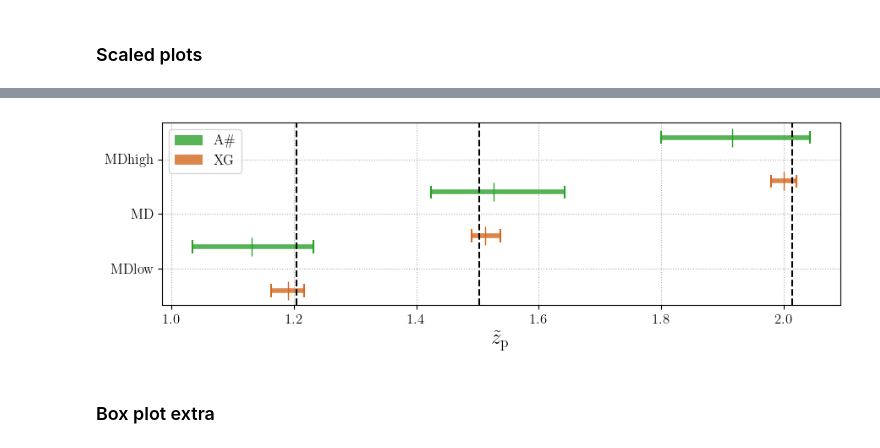
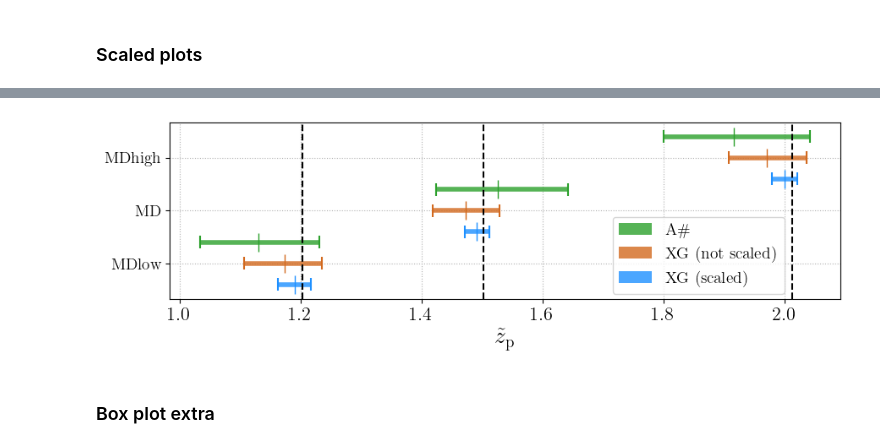
Before and after one commit to divyajyoti09/next_gen_detect, a Jupyter notebook: A-sharp_z_peak_mapping/Paper1_plots_extra.ipynb, the cells around one changed output, grey strips where cells are left out. Saved outputs shown, nothing was run; the diff lists cells and outputs as text; code cells hidden in the pictures.

```diff
--- a/A-sharp_z_peak_mapping/Paper1_plots_extra.ipynb
+++ b/A-sharp_z_peak_mapping/Paper1_plots_extra.ipynb
@@ -918,7 +955,7 @@ warnings.simplefilter(action='ignore', category=FutureWarning)
 
 colors = ['chocolate', 'tab:green']
 #bins = np.linspace(0.75, 2.6, 100)
-bins = 'auto'
+bins = 30
 for MDmodel, loc1, loc2 in zip(pop_results.keys(), [1, 3, 1], [2, 2, 4]):
     leg_text = []
     plt.figure()
@@ -953,5 +990,5 @@ for MDmodel, loc1, loc2 in zip(pop_results.keys(), [1, 3, 1], [2, 2, 4]):
     plt.tick_params(labelsize=14)
     plt.title(plot_labels[MDmodel], fontsize=16)
     plt.tight_layout()
-    #plt.savefig(os.path.join(plot_dir, f'posteriors_z_peak_new_Asharp_XG_{MDmodel}.png'), dpi=300)
+    plt.savefig(os.path.join(plot_dir, f'posteriors_z_peak_new_Asharp_XG_{MDmodel}.pdf'))
 # %% [output]
@@ -993,6 +1030,7 @@ xg_scaler_table = {'MD':{'all':31728, 'detected':30506,
 for pop_type, values in xg_scaler_table.items():
     xg_scaler_table[pop_type]['detection_factor'] = values['detected']/values['all']
     xg_scaler_table[pop_type]['scaling_factor'] = np.sqrt(values['analysed']/values['detected'])
+    xg_scaler_table[pop_type]['weeks'] = 52*xg_scaler_table[pop_type]['scaling_factor']**2
 xg_scaler_table
 # %% [output]
 {'MD': {'all': 31728,
@@ -1012,0 +1054,7 @@ xg_scaler_table
+# %%
+import copy
+num_events_analysed_scaled = copy.deepcopy(num_events_analysed)
+for MDmodel in num_events_analysed.keys():
+    for pop_type in num_events_analysed[MDmodel]['CE4020ET123'].keys():
+        num_events_analysed_scaled[MDmodel]['CE4020ET123'][f'{pop_type}_scaled'] = int(num_events_analysed[MDmodel]['CE4020ET123'][pop_type]/xg_scaler_table[MDmodel]['scaling_factor']**2)
+num_events_analysed_scaled
@@ -1051,6 +1117,7 @@ for MDmodel in ci_dicts.keys():
                 ci_dicts_scaled[MDmodel][netw][pop_type]['ci5'] = ci5_scaled
                 ci_dicts_scaled[MDmodel][netw][pop_type]['ci95'] = ci95_scaled
                 ci_dicts_scaled[MDmodel][netw][pop_type]['ci50'] = ci50_scaled
+    ci_dicts_scaled[MDmodel]['CE4020ET123_not_scaled'] = ci_dicts[MDmodel]['CE4020ET123']
 # %%
 def draw_whisker(x1, x2, y, color='k', lw=4, cap_size=0.03, cap_lw=1.5, **kwargs):
     # Thick horizontal CI line
@@ -1064,36 +1131,38 @@ def draw_whisker(x1, x2, y, color='k', lw=4, cap_size=0.03, cap_lw=1.5, **kwargs
 # %%
 from matplotlib.patches import Patch
 group_centers = []
 group_labels = []
 alpha=0.8
 plt.figure(figsize=(9,3))
 for i, MDmodel in enumerate(['MDlow', 'MD', 'MDhigh']):
     group_center = i/4
     group_centers.append(group_center)
     group_labels.append(MDmodel)
     legend_handles = []
-    for j, netw, colr in zip([0.1, -0.1], ['Asharp', 'CE4020ET123'], ['tab:green', 'chocolate']):
-        legend_handles.append(Patch(facecolor=colr, label=plot_labels[netw], alpha=alpha))
+    for j, netw, colr, leg in zip([0.1, 0, -0.1], ['Asharp', 'CE4020ET123_not_scaled', 'CE4020ET123'],
+                                  ['tab:green', 'chocolate', 'dodgerblue'],
+                                  ['A\#', 'XG (not scaled)', 'XG (scaled)']):
+        legend_handles.append(Patch(facecolor=colr, label=leg, alpha=alpha))
         x1 = ci_dicts_scaled[MDmodel][netw]['total']['ci5']
         x2 = ci_dicts_scaled[MDmodel][netw]['total']['ci95']
         y  = group_center + j
 
         # Draw whiskers
         draw_whisker(x1, x2, y, color=colr, lw=4, cap_size=0.03, cap_lw=1.5, alpha=alpha)
 
         # Add a marker for the median
         ci50 = ci_dicts_scaled[MDmodel][netw]['total']['ci50']
         plt.plot(ci50, y, marker='|', color=colr, markersize=16)
     plt.axvline(true_params[MDmodel]['z_peak_new'], c='k', ls='--')
-plt.yticks(group_centers, group_labels, fontsize=12)
-plt.xlabel('$\\tilde{z}_{\mathrm{p}}$', fontsize=18)
-plt.xticks(fontsize=12)
+plt.yticks(group_centers, group_labels, fontsize=14)
+plt.xlabel('$\\tilde{z}_{\mathrm{p}}$', fontsize=20)
+plt.xticks(fontsize=16)
 plt.grid(ls=':')
-plt.legend(handles=legend_handles, fontsize=12)
+plt.legend(handles=legend_handles, fontsize=14, loc=(0.66, 0.03))
 plt.tight_layout()
-plt.savefig(os.path.join(plot_dir, 'ci_comparison_scaled_Asharp_XG_total.png'), dpi=300)
+plt.savefig(os.path.join(plot_dir, 'ci_comparison_scaled_Asharp_XG_total.pdf'))
 # %% [output]
-[figure, old version]
+[figure, new version]
 # %% [markdown]
 ### Box plot extra
 # %%
```
Also changed, not shown: parts of 26 cells of this notebook, 6 other files.
